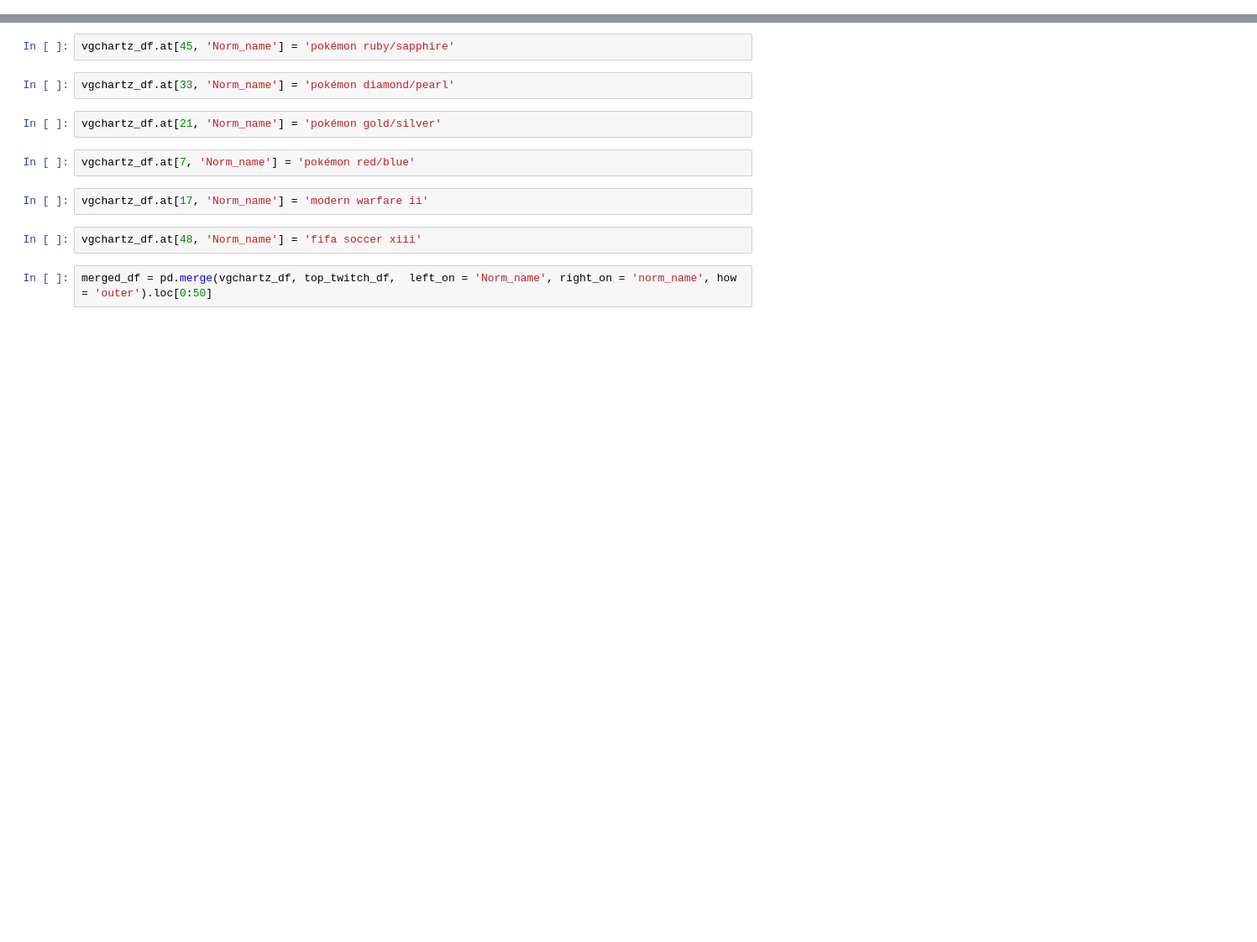
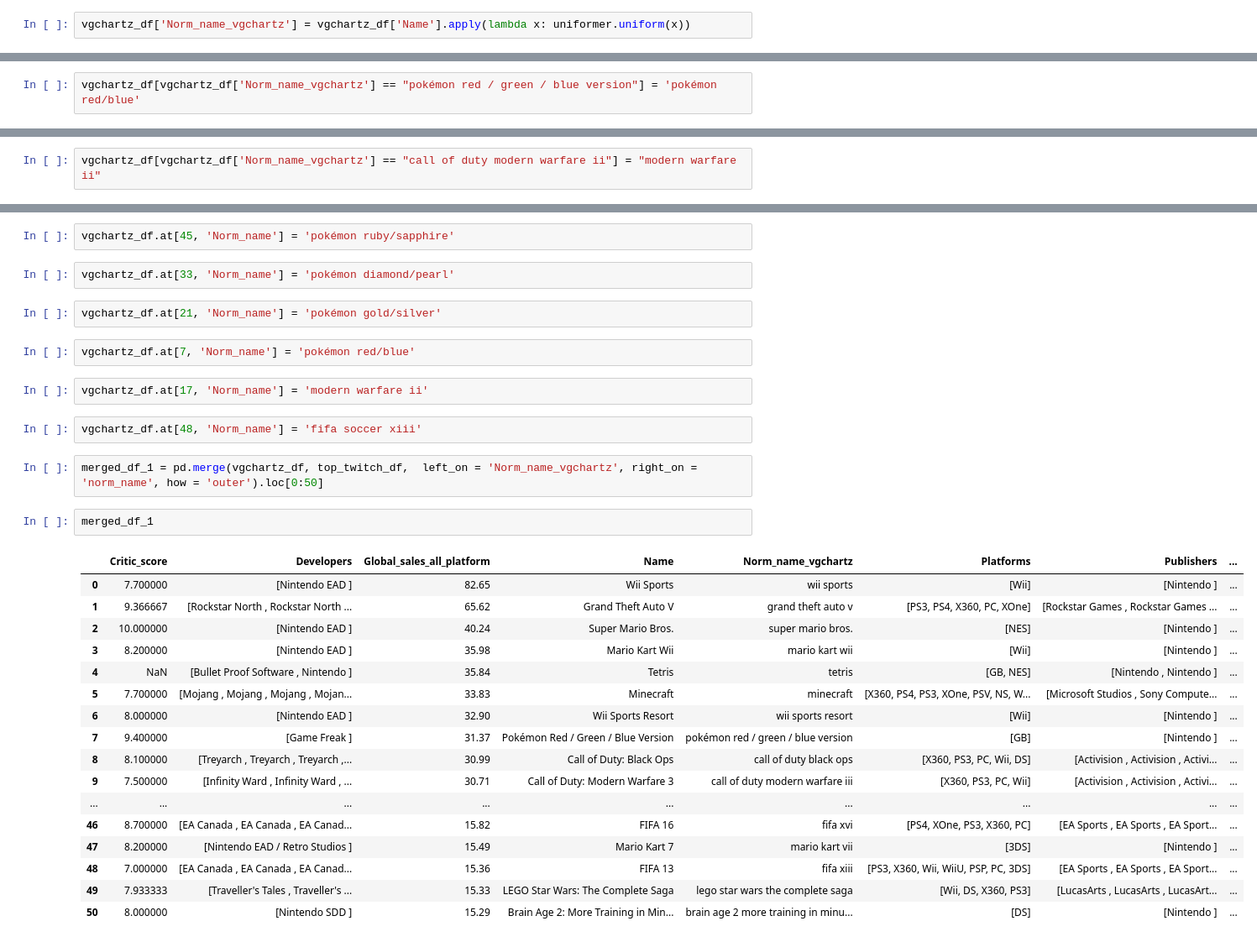
Before and after one commit to hechmik/videogames_buzz, a Jupyter notebook: notebooks/Games Selection-MongoDB.ipynb, the cells around one changed output, grey strips where cells are left out. Shown: that part at 84% size. Saved outputs shown, nothing was run; the diff lists cells and outputs as text; blank space fills up the shorter version.

```diff
--- a/notebooks/Games Selection-MongoDB.ipynb
+++ b/notebooks/Games Selection-MongoDB.ipynb
@@ -218 +229,3 @@ vgchartz_df.head(5)
+# %%
+vgchartz_df['Norm_name_vgchartz'] = vgchartz_df['Name'].apply(lambda x: uniformer.uniform(x))
 # %%
@@ -240,0 +272,2 @@ Let's check which matches are missing:
+# %%
+vgchartz_df[vgchartz_df['Norm_name_vgchartz'] == "pokémon red / green / blue version"] = 'pokémon red/blue'
@@ -240,0 +286,2 @@ Let's check which matches are missing:
+# %%
+vgchartz_df[vgchartz_df['Norm_name_vgchartz'] == "call of duty modern warfare ii"] = "modern warfare ii"
@@ -258,4 +352,24 @@ vgchartz_df.at[17, 'Norm_name'] = 'modern warfare ii'
 # %%
 vgchartz_df.at[48, 'Norm_name'] = 'fifa soccer xiii'
 # %%
-merged_df = pd.merge(vgchartz_df, top_twitch_df,  left_on = 'Norm_name', right_on = 'norm_name', how = 'outer').loc[0:50]
+merged_df_1 = pd.merge(vgchartz_df, top_twitch_df,  left_on = 'Norm_name_vgchartz', right_on = 'norm_name', how = 'outer').loc[0:50]
+# %%
+merged_df_1
+# %% [output]
+|  | Critic_score | Developers | Global_sales_all_platform | Name | Norm_name_vgchartz | Platforms | Publishers | ... |
+| 0 | 7.700000 | [Nintendo EAD ] | 82.65 | Wii Sports | wii sports | [Wii] | [Nintendo ] | ... |
+| 1 | 9.366667 | [Rockstar North , Rockstar North ... | 65.62 | Grand Theft Auto V | grand theft auto v | [PS3, PS4, X360, PC, XOne] | [Rockstar Games , Rockstar Games ... | ... |
+| 2 | 10.000000 | [Nintendo EAD ] | 40.24 | Super Mario Bros. | super mario bros. | [NES] | [Nintendo ] | ... |
+| 3 | 8.200000 | [Nintendo EAD ] | 35.98 | Mario Kart Wii | mario kart wii | [Wii] | [Nintendo ] | ... |
+| 4 | NaN | [Bullet Proof Software , Nintendo ] | 35.84 | Tetris | tetris | [GB, NES] | [Nintendo , Nintendo ] | ... |
+| 5 | 7.700000 | [Mojang , Mojang , Mojang , Mojan... | 33.83 | Minecraft | minecraft | [X360, PS4, PS3, XOne, PSV, NS, W... | [Microsoft Studios , Sony Compute... | ... |
+| 6 | 8.000000 | [Nintendo EAD ] | 32.90 | Wii Sports Resort | wii sports resort | [Wii] | [Nintendo ] | ... |
+| 7 | 9.400000 | [Game Freak ] | 31.37 | Pokémon Red / Green / Blue Version | pokémon red / green / blue version | [GB] | [Nintendo ] | ... |
+| 8 | 8.100000 | [Treyarch , Treyarch , Treyarch ,... | 30.99 | Call of Duty: Black Ops | call of duty black ops | [X360, PS3, PC, Wii, DS] | [Activision , Activision , Activi... | ... |
+| 9 | 7.500000 | [Infinity Ward , Infinity Ward , ... | 30.71 | Call of Duty: Modern Warfare 3 | call of duty modern warfare iii | [X360, PS3, PC, Wii] | [Activision , Activision , Activi... | ... |
+| ... | ... | ... | ... | ... | ... | ... | ... | ... |
+| 46 | 8.700000 | [EA Canada , EA Canada , EA Canad... | 15.82 | FIFA 16 | fifa xvi | [PS4, XOne, PS3, X360, PC] | [EA Sports , EA Sports , EA Sport... | ... |
+| 47 | 8.200000 | [Nintendo EAD / Retro Studios ] | 15.49 | Mario Kart 7 | mario kart vii | [3DS] | [Nintendo ] | ... |
+| 48 | 7.000000 | [EA Canada , EA Canada , EA Canad... | 15.36 | FIFA 13 | fifa xiii | [PS3, X360, Wii, WiiU, PSP, PC, 3DS] | [EA Sports , EA Sports , EA Sport... | ... |
+| 49 | 7.933333 | [Traveller's Tales , Traveller's ... | 15.33 | LEGO Star Wars: The Complete Saga | lego star wars the complete saga | [Wii, DS, X360, PS3] | [LucasArts , LucasArts , LucasArt... | ... |
+| 50 | 8.000000 | [Nintendo SDD ] | 15.29 | Brain Age 2: More Training in Min... | brain age 2 more training in minu... | [DS] | [Nintendo ] | ... |
```
Also changed, not shown: parts of 25 cells of this notebook.
